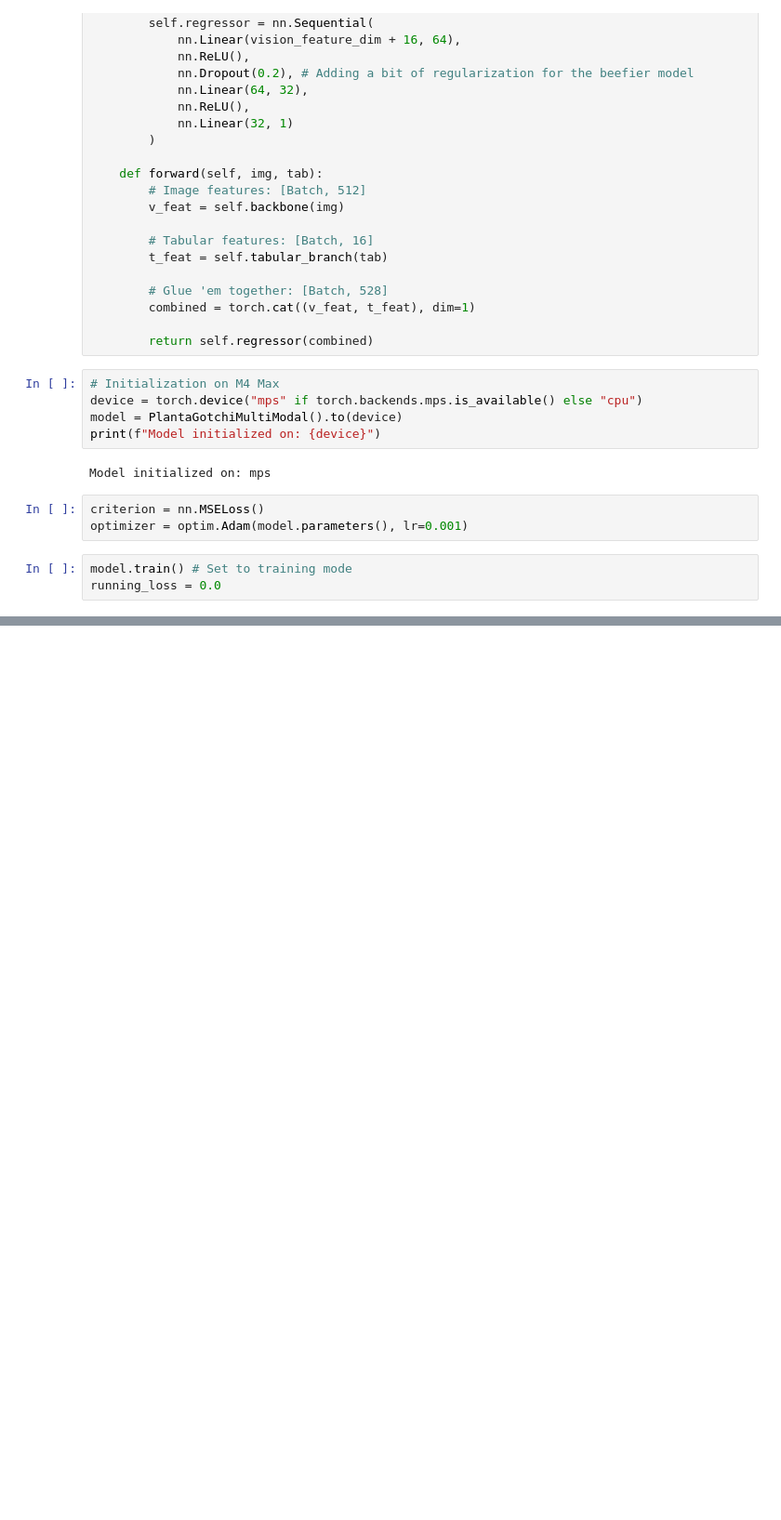
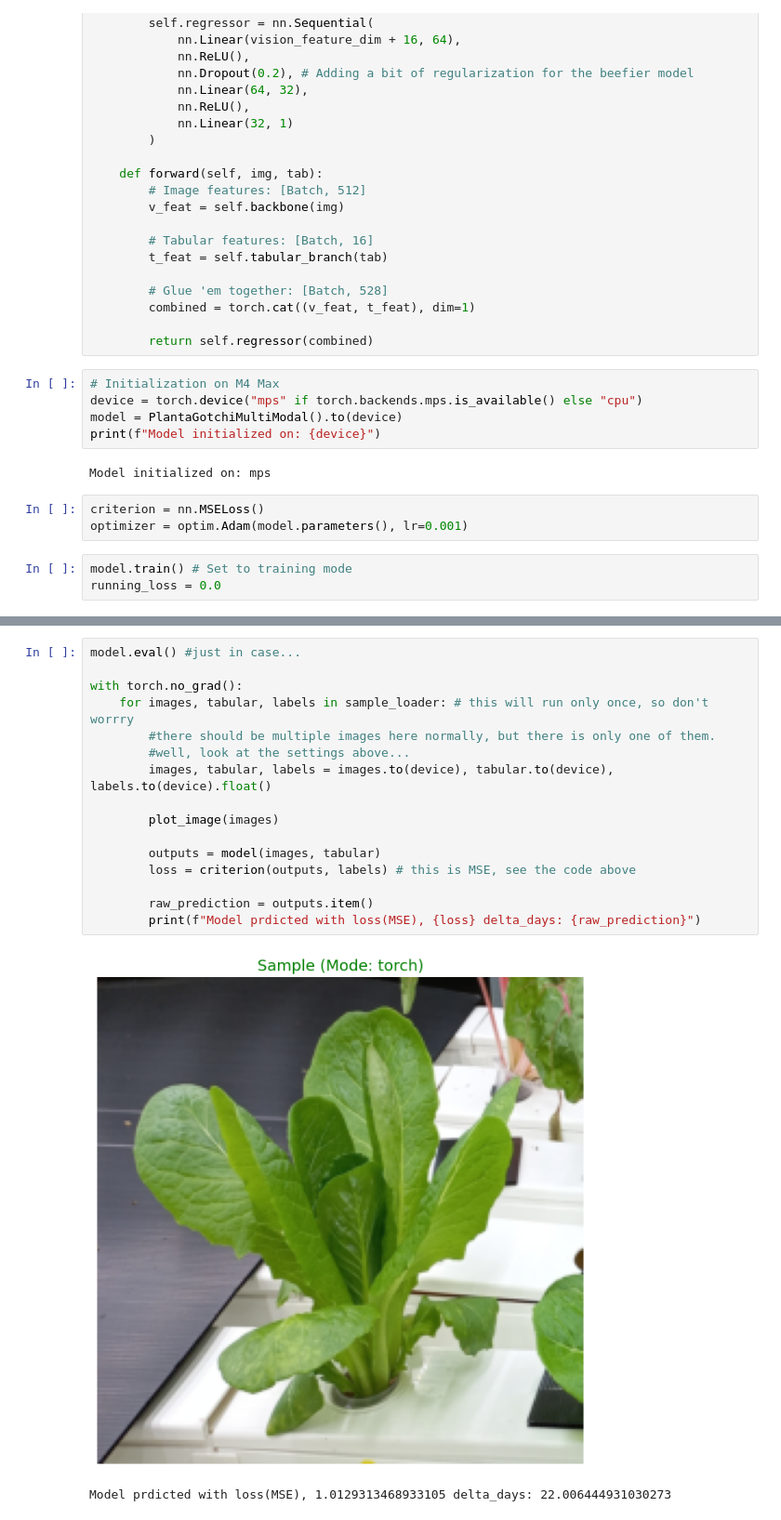
Before and after one commit to gimme-water/gimme-water-ML, a Jupyter notebook: notebooks/04_backbone.ipynb, the cells around one changed output, grey strips where cells are left out. Shown at 93% size. Cells and saved outputs as stored; diff of their text form; blank space fills up the shorter version.

```diff
--- a/notebooks/04_backbone.ipynb
+++ b/notebooks/04_backbone.ipynb
@@ -363,0 +465,19 @@ plt.show()
+# %%
+model.eval() #just in case...
+
+with torch.no_grad():
+    for images, tabular, labels in sample_loader: # this will run only once, so don't worrry
+        #there should be multiple images here normally, but there is only one of them.
+        #well, look at the settings above...
+        images, tabular, labels = images.to(device), tabular.to(device), labels.to(device).float()
+
+        plot_image(images)
+
+        outputs = model(images, tabular)
+        loss = criterion(outputs, labels) # this is MSE, see the code above
+
+        raw_prediction = outputs.item()
+        print(f"Model prdicted with loss(MSE), {loss} delta_days: {raw_prediction}")
+# %% [output]
+[figure, added]
+Model prdicted with loss(MSE), 1.0129313468933105 delta_days: 22.006444931030273
```
Also changed, not shown: parts of 15 cells of this notebook, 3 other files.
